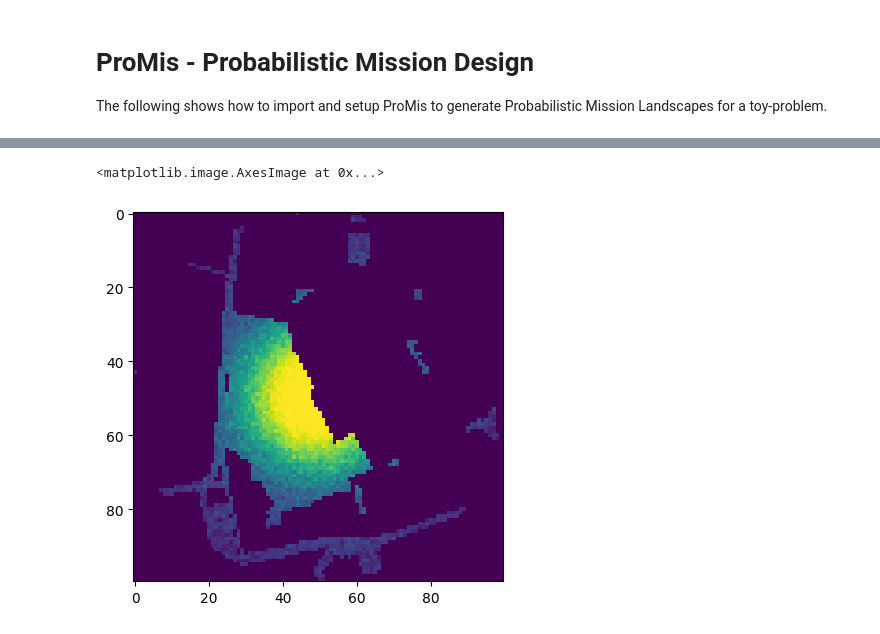
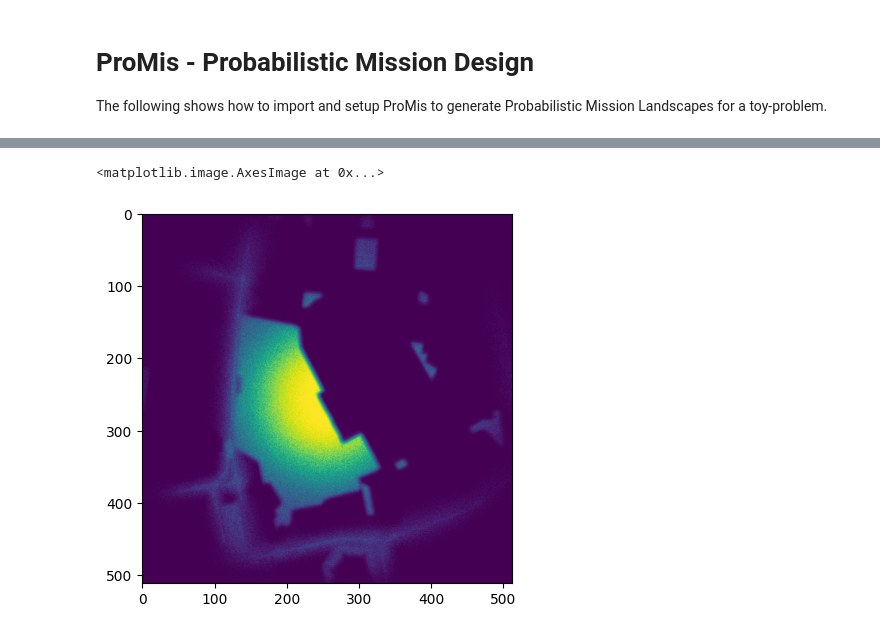
Before and after one commit to HRI-EU/ProMis, a Jupyter notebook: examples/promis.ipynb, the cells around one changed output, grey strips where cells are left out. Cells and saved outputs as stored; diff of their text form; code cells hidden in the pictures.

Commit message:
Extended examples notebook with parameter export; Setting a cache location; Consider sample number in pkl filenames.

```diff
--- a/examples/promis.ipynb
+++ b/examples/promis.ipynb
@@ -4,29 +4,35 @@
 The following shows how to import and setup ProMis to generate Probabilistic Mission Landscapes for a toy-problem.
 # %%
 import matplotlib.pyplot as plt
+from numpy import eye
 from promis import ProMis
 from promis.geo import LocationType, PolarLocation, CartesianLocation
 
 # ProMis Parameters
-dimensions = (1000.0, 1000.0)  # Meters
-resolution = (100, 100)        # Pixels
+dimensions = (1024.0, 1024.0)  # Meters
+resolution = (512, 512)        # Pixels
 spatial_samples = 50           # How many maps to generate to compute statistics
 model = "Park"                 # Hybrid ProbLog to be used
 cache = "../output"            # Where to cache computed data
 types = [                      # Which types to load and compute relations for
+    LocationType.BUILDING,
     LocationType.PARK,
     LocationType.PRIMARY,
     LocationType.SECONDARY,
     LocationType.TERTIARY,
+    LocationType.OPERATOR
 ]
 tu_darmstadt = PolarLocation(latitude=49.878091, longitude=8.654052)
 
-# Setup engine
-pmd = ProMis(tu_darmstadt, dimensions, resolution, types, spatial_samples, cache)
+# Setup engine and compute distributional clauses
+pmd = ProMis(tu_darmstadt, dimensions, resolution, types, spatial_samples)
 
 # Set parameters that are unrelated to the loaded map data
 # Here, we imagine the operator to be situated at the center of the mission area
-pmd.create_from_location(CartesianLocation(0.0, 0.0, location_type=LocationType.OPERATOR))
+pmd.add_feature(CartesianLocation(0.0, 0.0, location_type=LocationType.OPERATOR))
+
+# Compute distributional clauses with uncertainty
+pmd.compute_distributions(30 * eye(2), cache)
 
 # Generate landscape
 with open(f"../models/{model}.pl", "r") as model_file:
@@ -46,2 +52,2 @@ Generated Probabilistic Mission Landscape.
 <matplotlib.image.AxesImage at 0x...>
-[figure, old version]
+[figure, new version]
```
Also changed, not shown: parts of 4 cells of this notebook, 3 other files.
